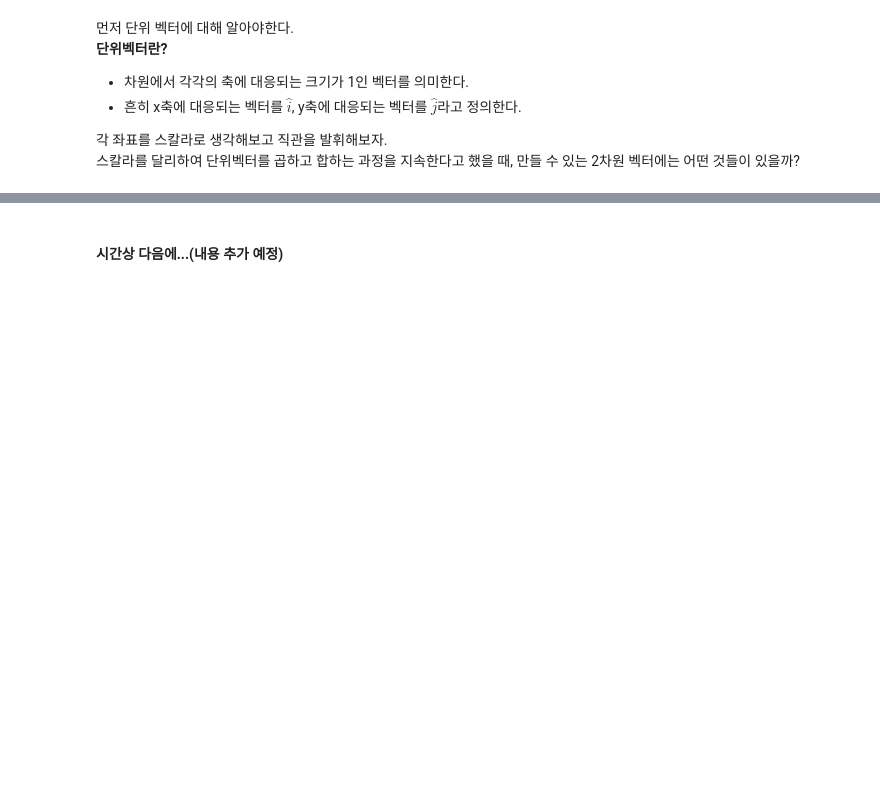
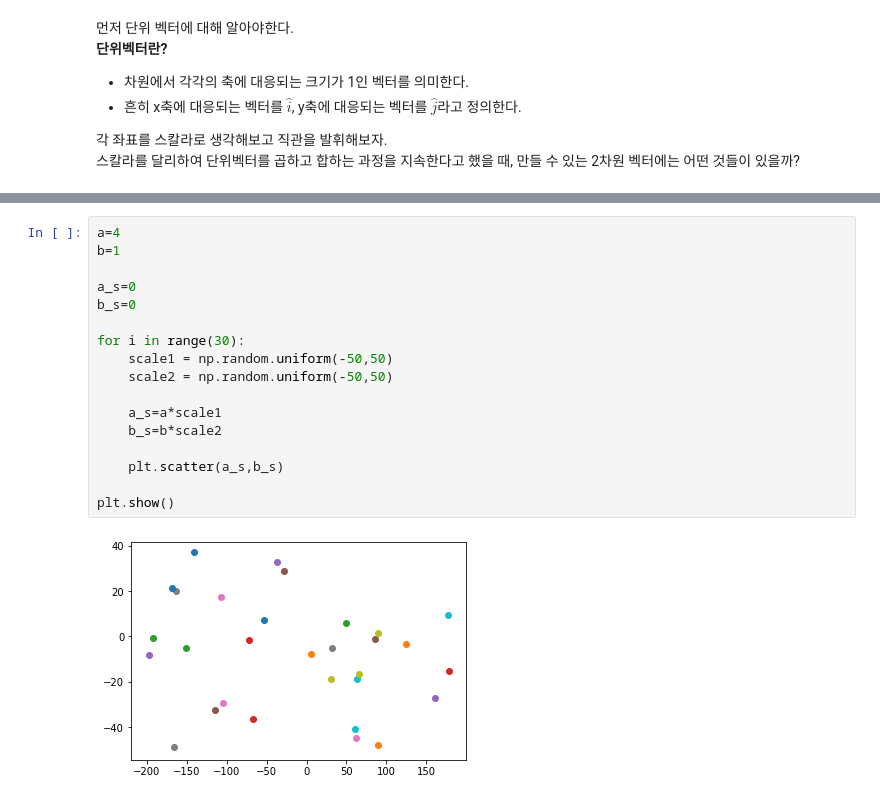
Before and after one commit to platypus46/LinearAlgebra, a Jupyter notebook: Span_BasisVectors.ipynb, the cells around one changed output, grey strips where cells are left out. Drawn from its saved outputs; the diff is of its cells as text; blank space fills up the shorter version.

```diff
--- a/Span_BasisVectors.ipynb
+++ b/Span_BasisVectors.ipynb
@@ -44,5 +46,22 @@ for i in range(30):
 plt.show()
 # %% [output]
 [figure]
-# %% [markdown]
-#### 시간상 다음에...(내용 추가 예정)
+# %%
+a=4
+b=1
+
+a_s=0
+b_s=0
+
+for i in range(30):
+    scale1 = np.random.uniform(-50,50)
+    scale2 = np.random.uniform(-50,50)
+
+    a_s=a*scale1
+    b_s=b*scale2
+
+    plt.scatter(a_s,b_s)
+
+plt.show()
+# %% [output]
+[figure, added]
```
Also changed, not shown: parts of 10 cells of this notebook.
